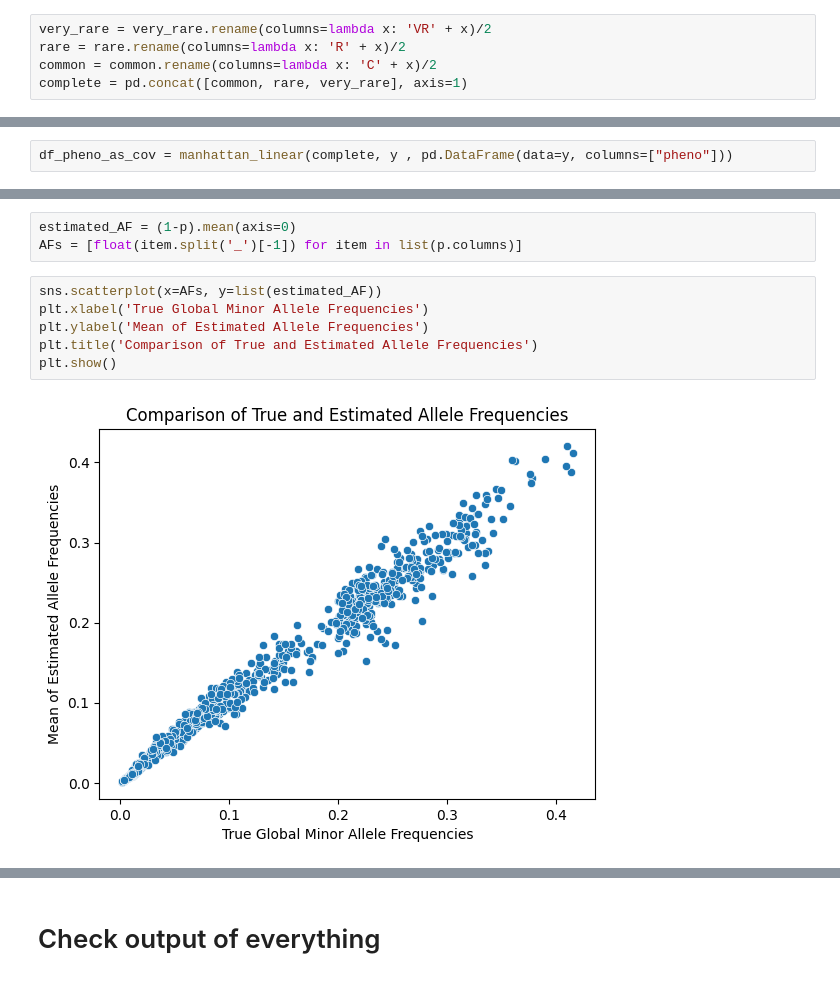
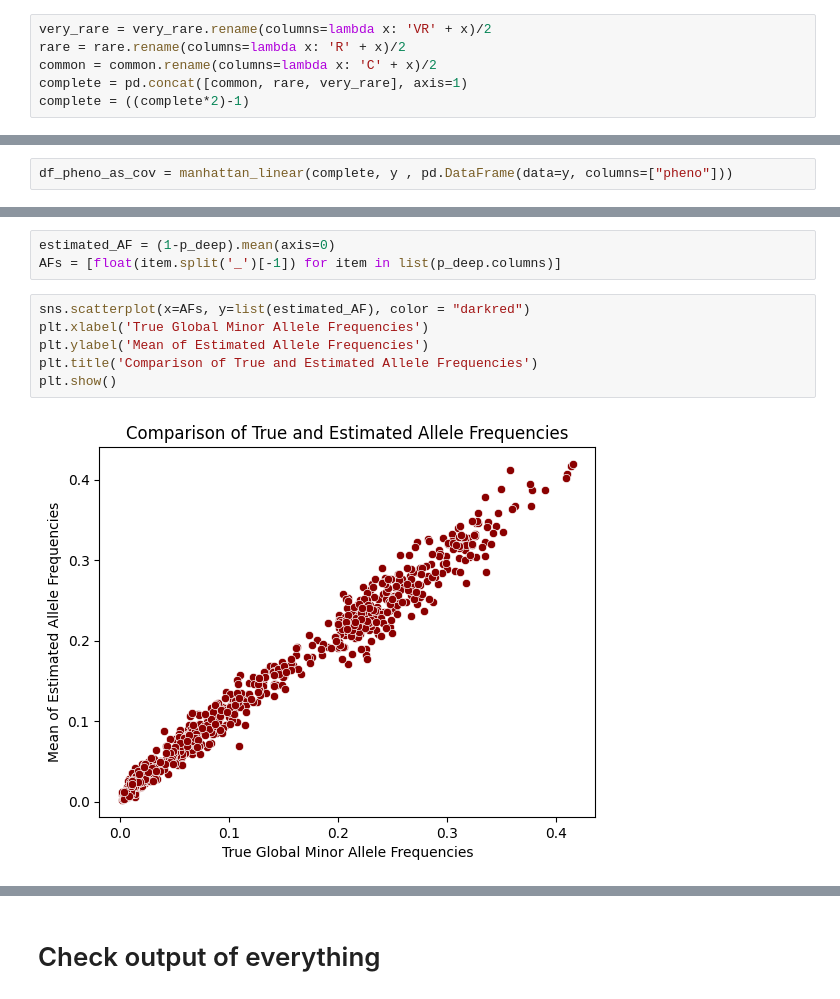
Before and after one commit to mat2m10/abyss_simulation, a Jupyter notebook: 09 Analysis only environment.ipynb, the cells around one changed output, grey strips where cells are left out. Saved outputs shown, nothing was run; the diff lists cells and outputs as text.

```diff
--- a/09 Analysis only environment.ipynb
+++ b/09 Analysis only environment.ipynb
@@ -88,6 +89,7 @@ very_rare = very_rare.rename(columns=lambda x: 'VR' + x)/2
 rare = rare.rename(columns=lambda x: 'R' + x)/2
 common = common.rename(columns=lambda x: 'C' + x)/2
 complete = pd.concat([common, rare, very_rare], axis=1)
+complete = ((complete*2)-1)
 # %% [markdown]
 # Load environmental risk
 # %%
@@ -281,13 +315,13 @@ plt.legend()
 # Show plot
 plt.show()
 # %%
-estimated_AF = (1-p).mean(axis=0)
-AFs = [float(item.split('_')[-1]) for item in list(p.columns)]
+estimated_AF = (1-p_deep).mean(axis=0)
+AFs = [float(item.split('_')[-1]) for item in list(p_deep.columns)]
 # %%
-sns.scatterplot(x=AFs, y=list(estimated_AF))
+sns.scatterplot(x=AFs, y=list(estimated_AF), color = "darkred")
 plt.xlabel('True Global Minor Allele Frequencies')
 plt.ylabel('Mean of Estimated Allele Frequencies')
 plt.title('Comparison of True and Estimated Allele Frequencies')
 plt.show()
 # %% [output]
-[figure, old version]
+[figure, new version]
```
Also changed, not shown: parts of 40 cells of this notebook, 6 other files.
